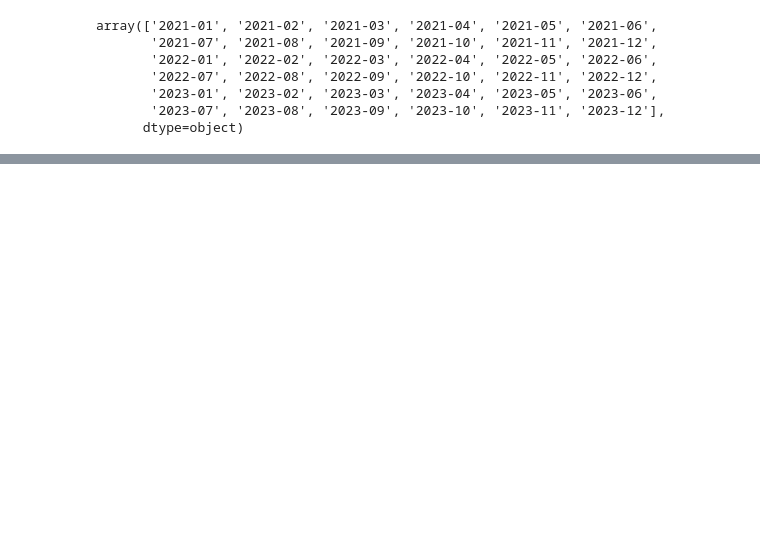
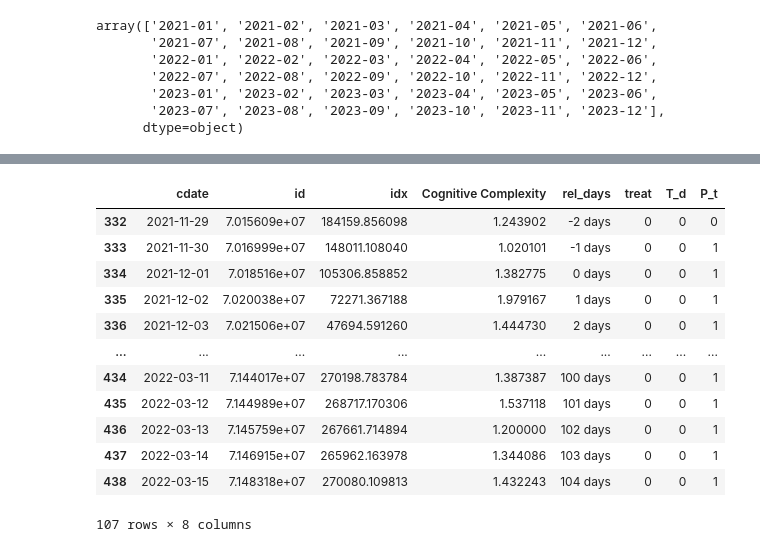
Before and after one commit to boysbeanxious/stackoverflow_src, a Jupyter notebook: complexity/3_cognitive_complexity_viz.ipynb, the cells around one changed output, grey strips where cells are left out. Cells and saved outputs as stored; diff of their text form; code cells hidden in the pictures; blank space fills up the shorter version.

```diff
--- a/complexity/3_cognitive_complexity_viz.ipynb
+++ b/complexity/3_cognitive_complexity_viz.ipynb
@@ -584,5 +666,16 @@ af = calc_ed_com_df[(calc_ed_com_df['cdate']>='2022-10-31')& (calc_ed_com_df['cd
+# %%
+calc_ed_com_mean_df['cdate'] = pd.to_datetime(calc_ed_com_mean_df['cdate'])
+# %%
+bf = calc_ed_com_mean_df[(cond1&cond2)].copy()
+af = calc_ed_com_mean_df[(cond3&cond4)].copy()
+# %%
+bf.loc[:,  'rel_days'] = bf.loc[:,  'cdate'] - datetime.datetime(2021,12,1 )
+af.loc[:,  'rel_days'] = af.loc[:, 'cdate'] - datetime.datetime(2022,11,30)
 # %%
-bf['T_d'] = 0
-af['T_d'] = 1
+bf.loc[:, 'treat'] = 0
+af.loc[:, 'treat'] = 1
+
+bf.loc[:, 'T_d'] = 0
+af.loc[:, 'T_d'] = 1
 # %%
 bf['P_t'] = np.where(bf['cdate']>= '2021-11-30', 1, 0)
@@ -589,0 +683,16 @@ af['P_t'] = np.where(bf['cdate']>= '2021-12-01', 1, 0)
+# %%
+bf[bf['cdate']>= '2021-11-29']
+# %% [output]
+|  | cdate | id | idx | Cognitive Complexity | rel_days | treat | T_d | P_t |
+| 332 | 2021-11-29 | 7.015609e+07 | 184159.856098 | 1.243902 | -2 days | 0 | 0 | 0 |
+| 333 | 2021-11-30 | 7.016999e+07 | 148011.108040 | 1.020101 | -1 days | 0 | 0 | 1 |
+| 334 | 2021-12-01 | 7.018516e+07 | 105306.858852 | 1.382775 | 0 days | 0 | 0 | 1 |
+| 335 | 2021-12-02 | 7.020038e+07 | 72271.367188 | 1.979167 | 1 days | 0 | 0 | 1 |
+| 336 | 2021-12-03 | 7.021506e+07 | 47694.591260 | 1.444730 | 2 days | 0 | 0 | 1 |
+| ... | ... | ... | ... | ... | ... | ... | ... | ... |
+| 434 | 2022-03-11 | 7.144017e+07 | 270198.783784 | 1.387387 | 100 days | 0 | 0 | 1 |
+| 435 | 2022-03-12 | 7.144989e+07 | 268717.170306 | 1.537118 | 101 days | 0 | 0 | 1 |
+| 436 | 2022-03-13 | 7.145759e+07 | 267661.714894 | 1.200000 | 102 days | 0 | 0 | 1 |
+| 437 | 2022-03-14 | 7.146915e+07 | 265962.163978 | 1.344086 | 103 days | 0 | 0 | 1 |
+| 438 | 2022-03-15 | 7.148318e+07 | 270080.109813 | 1.432243 | 104 days | 0 | 0 | 1 |
+107 rows × 8 columns
```
Also changed, not shown: parts of 56 cells of this notebook, 9 other files.
